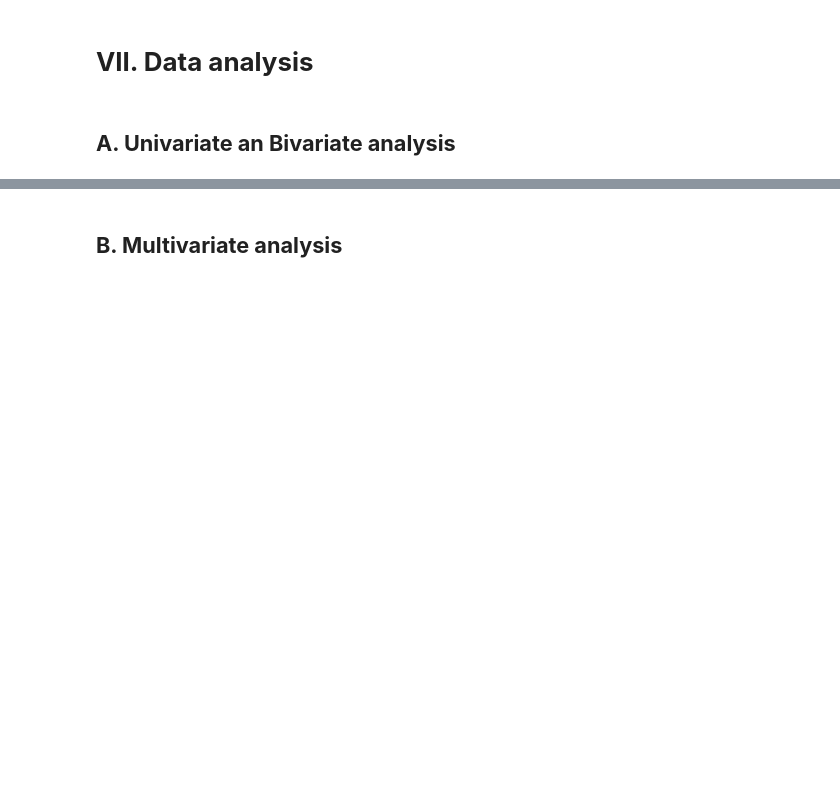
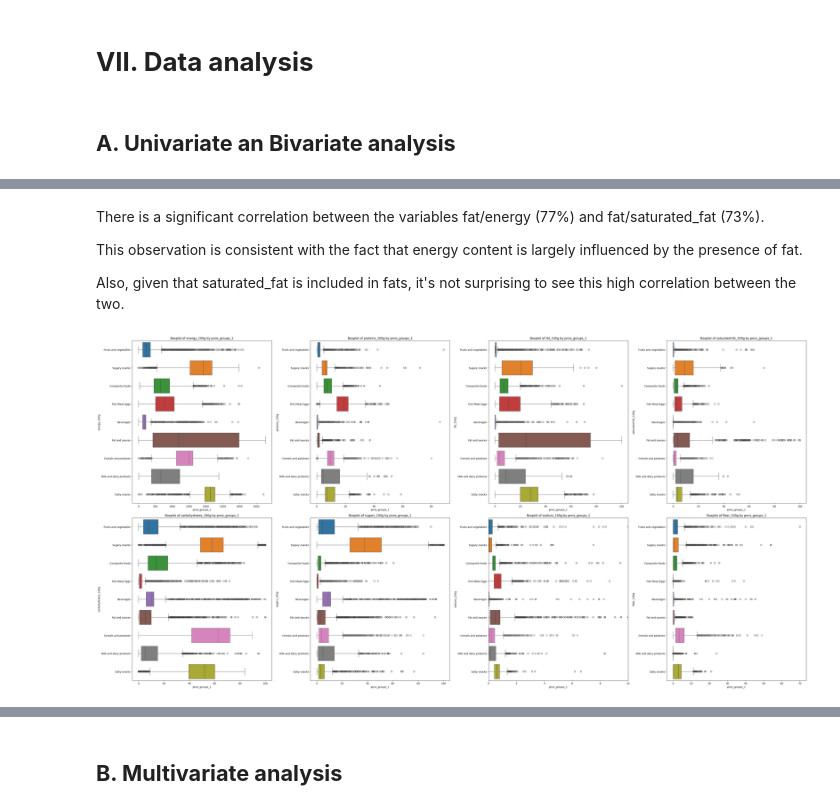
Before and after one commit to helenatong/oc_p3_cleaning_dataset_and_analysis, a Jupyter notebook: project3_cleaning.ipynb, the cells around one changed output, grey strips where cells are left out. Saved outputs shown, nothing was run; the diff lists cells and outputs as text; code cells hidden in the pictures; blank space fills up the shorter version.

```diff
--- a/project3_cleaning.ipynb
+++ b/project3_cleaning.ipynb
@@ -912,21 +787,22 @@ plt.show()
+# %% [markdown]
+There is a significant correlation between the variables fat/energy (77%) and fat/saturated_fat (73%).
+
+This observation is consistent with the fact that energy content is largely influenced by the presence of fat.
+
+Also, given that saturated_fat is included in fats, it's not surprising to see this high correlation between the two.
 # %%
-# Créer des boxplots pour chaque variable quantitative en fonction de la variable cible
-# Créer une grille de subplots
+# plot target variable with quantitative variables
 fig, axes = plt.subplots(nrows=2, ncols=4, figsize=(40, 20))
-
-# Flatten la grille de subplots pour un accès plus facile
 axes = axes.flatten()
-
-top_categories = df[TARGET].value_counts().index[:5]
-
-# Créer un boxplot pour chaque variable quantitative
 for i, var in enumerate(NUMERIC_FEATURES):
-    sns.boxplot(y=TARGET, x=var, data=df[df[TARGET].isin(top_categories)], ax=axes[i])
-    axes[i].set_title(f'Boxplot of {var} by {TARGET}')
-    axes[i].set_xlabel(TARGET)
-    axes[i].set_ylabel(var)
-    if i == 6:
-      axes[i].set_xlim(0, 10)
-
+    for target_category in df[TARGET].unique():
+        sns.boxplot(y=TARGET, x=var, data=df[df[TARGET] == target_category], ax=axes[i])
+        axes[i].set_title(f'Boxplot of {var} by {TARGET}')
+        axes[i].set_xlabel(TARGET)
+        axes[i].set_ylabel(var)
+        if i == 6:
+          axes[i].set_xlim(0, 10)
 plt.tight_layout()
 plt.show()
+# %% [output]
+[figure, added]
```
Also changed, not shown: parts of 91 cells of this notebook.
